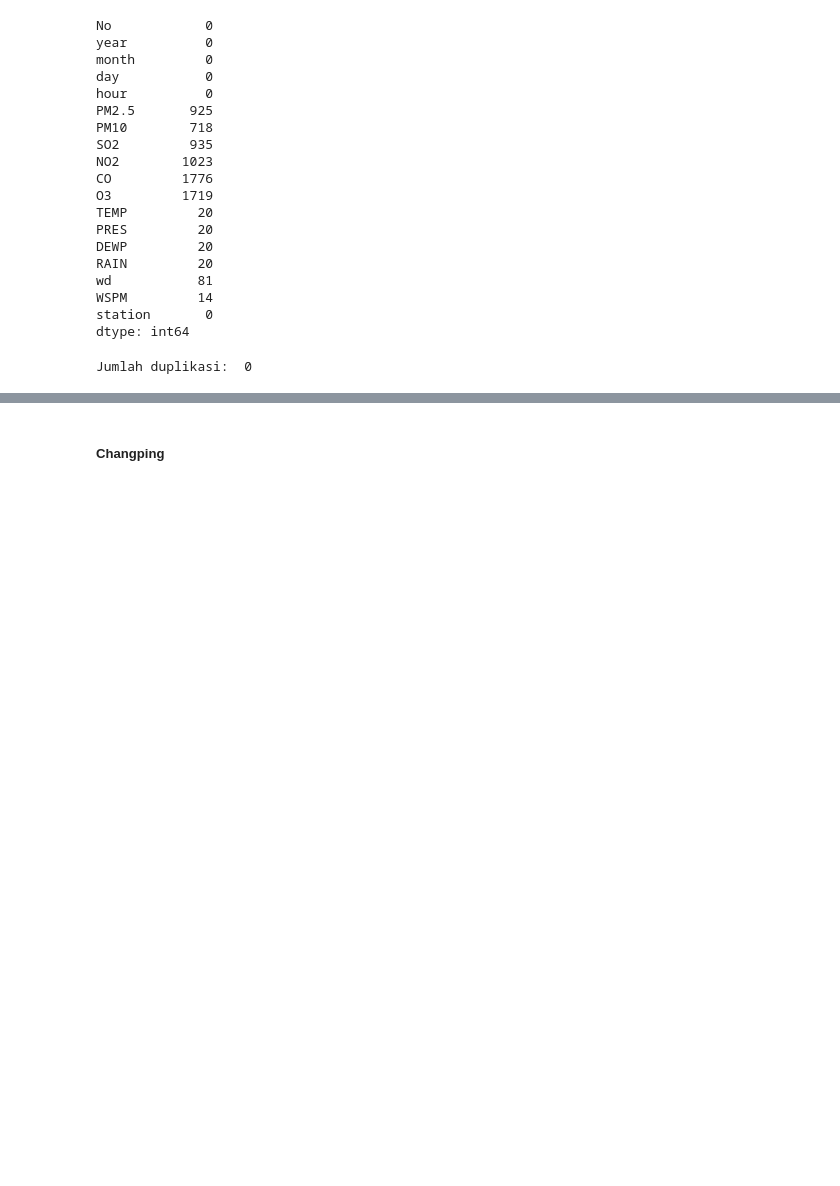
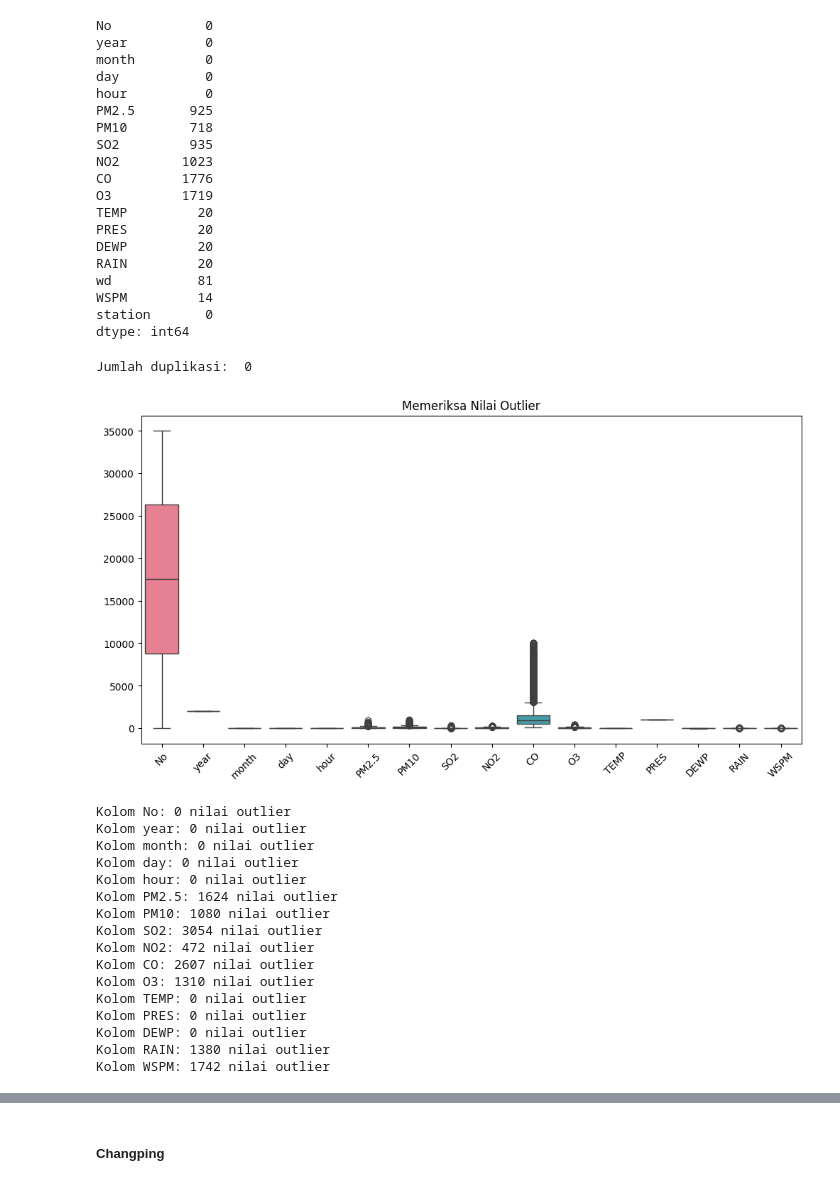
Before and after one commit to Azuredeer/Air-Quality, a Jupyter notebook: analysis_air.ipynb, the cells around one changed output, grey strips where cells are left out. Cells and saved outputs as stored; diff of their text form; code cells hidden in the pictures; blank space fills up the shorter version.

```diff
--- a/analysis_air.ipynb
+++ b/analysis_air.ipynb
@@ -350,3 +350,48 @@ dtype: int64
 print("Jumlah duplikasi: ", aotizhongxin.duplicated().sum())
 # %% [output]
 Jumlah duplikasi:  0
+# %%
+# memeriksa outlier
+def detect_outlier(aotizhongxin, column):
+    Q1 = aotizhongxin[column].quantile(0.25)
+    Q3 = aotizhongxin[column].quantile(0.75)
+    IQR = Q3 - Q1
+    lower_bound = Q1 - 1.5 * IQR
+    upper_bound = Q3 + 1.5 * IQR
+
+    outliers_aotizhongxin = aotizhongxin[(aotizhongxin[column] < lower_bound) | (aotizhongxin[column] > upper_bound)]
+    return outliers_aotizhongxin
+
+numerical_columns = aotizhongxin.select_dtypes(include=['number']).columns
+
+# plot bloxpot
+plt.figure(figsize=(12, 6))
+sns.boxplot(data=aotizhongxin[numerical_columns])
+plt.xticks(rotation=45)  # Putar label sumbu x agar lebih terbaca
+plt.title("Memeriksa Nilai Outlier")
+plt.show()
+
+# memeriksa outlier setiap kolom
+for col in numerical_columns:
+    outliers = detect_outlier(aotizhongxin, col)
+    print(f"Kolom {col}: {len(outliers)} nilai outlier")
+    if not outliers.empty:
+        outliers
+# %% [output]
+[figure, added]
+Kolom No: 0 nilai outlier
+Kolom year: 0 nilai outlier
+Kolom month: 0 nilai outlier
+Kolom day: 0 nilai outlier
+Kolom hour: 0 nilai outlier
+Kolom PM2.5: 1624 nilai outlier
+Kolom PM10: 1080 nilai outlier
+Kolom SO2: 3054 nilai outlier
+Kolom NO2: 472 nilai outlier
+Kolom CO: 2607 nilai outlier
+Kolom O3: 1310 nilai outlier
+Kolom TEMP: 0 nilai outlier
+Kolom PRES: 0 nilai outlier
+Kolom DEWP: 0 nilai outlier
+Kolom RAIN: 1380 nilai outlier
+Kolom WSPM: 1742 nilai outlier
```
Also changed, not shown: parts of 15 cells of this notebook.
